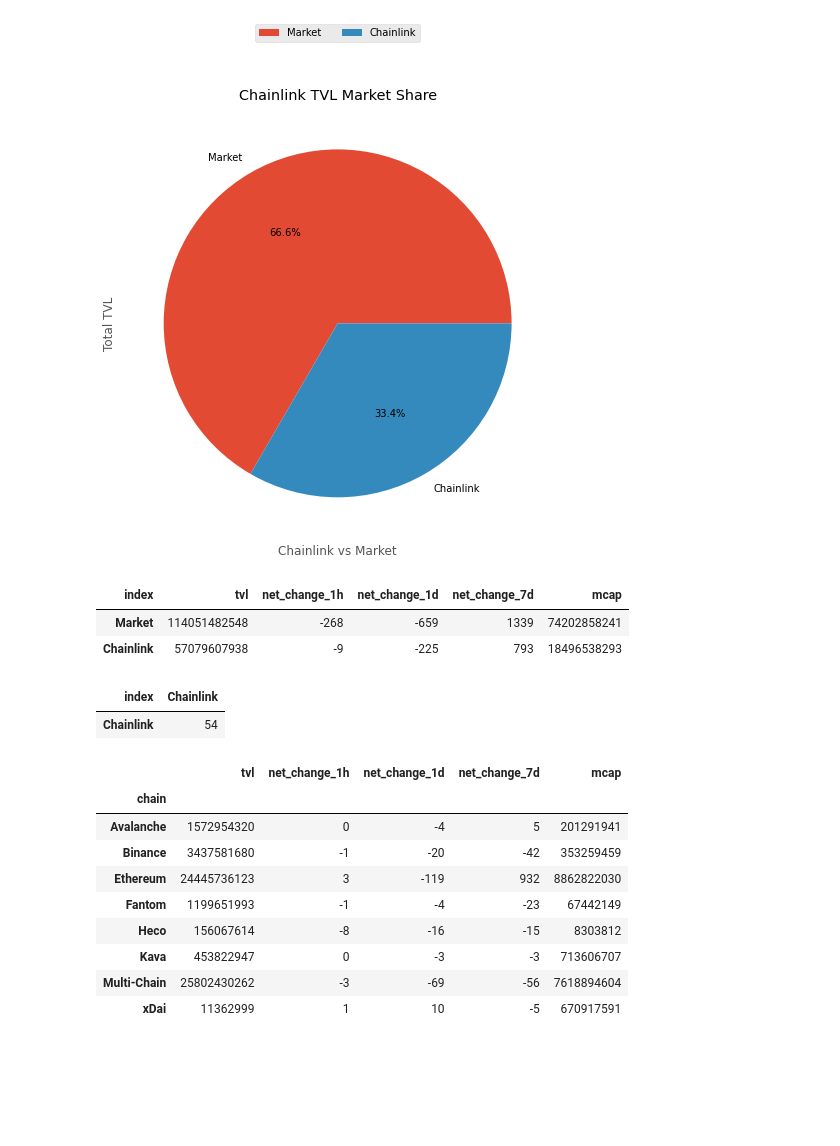
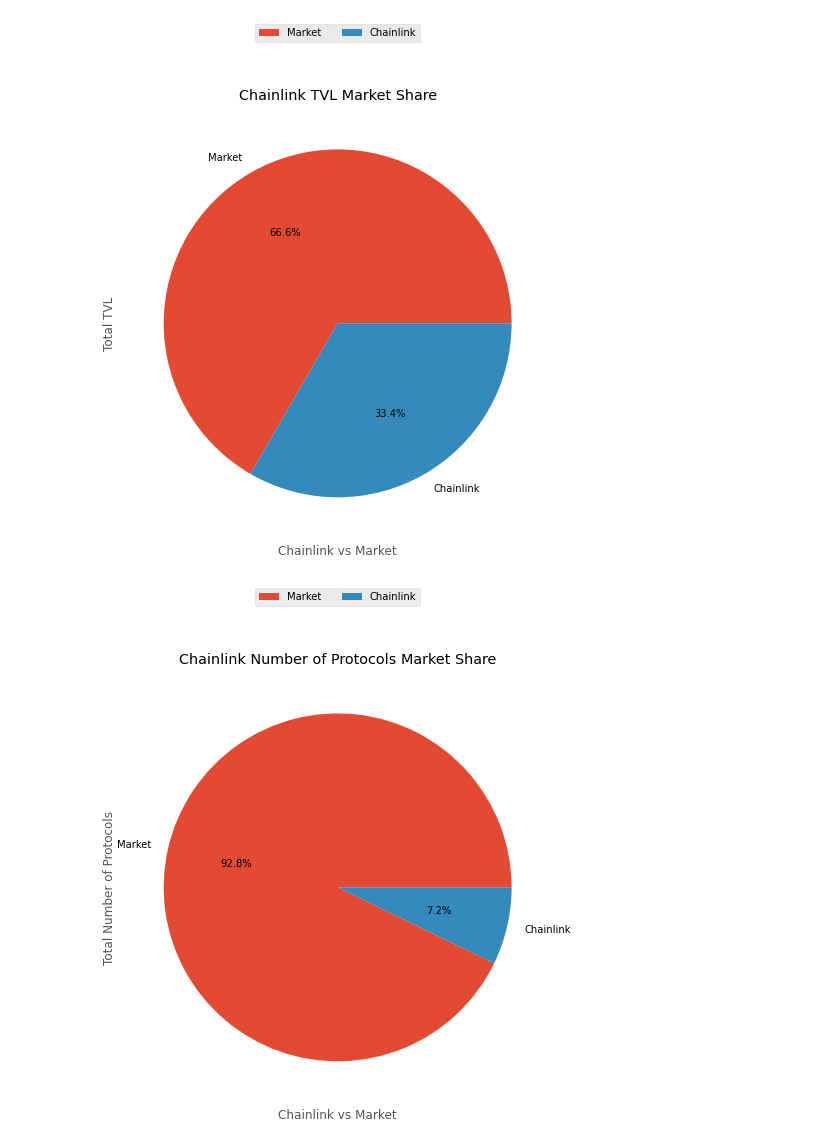
Before and after one commit to jacobianjl/defi-llama-project, a Jupyter notebook: defi_lama_tvl_analysis.ipynb, the cells around one changed output. Cells and saved outputs as stored; diff of their text form; code cells hidden in the pictures; blank space fills up the shorter version.

```diff
--- a/defi_lama_tvl_analysis.ipynb
+++ b/defi_lama_tvl_analysis.ipynb
@@ -139,21 +158,20 @@ plt.show()
 # %%
 # plot number of protocols captured
 df_chainlink_total_count = df_chainlink_chain_count.sum(axis=0).reset_index(name='Chainlink').transpose()
 df_chainlink_total_count.columns = df_chainlink_total_count.iloc[0]
 df_chainlink_total_count = df_chainlink_total_count.iloc[1:,:]
-df_chainlink_total_count['']
+df_chainlink_total_count.columns = ['count']
 df_market_total_count = df_market_chain_count.sum(axis=0).reset_index(name='Market').transpose()
 df_market_total_count.columns = df_market_total_count.iloc[0]
 df_market_total_count = df_market_total_count.iloc[1:,:]
+df_market_total_count.columns = ['count']
 union = pd.concat([df_market_total_count, df_chainlink_total_count],axis=0)
 
 ax = union.plot.pie(subplots=True, figsize= (15,8), autopct='%1.1f%%')
 plt.xlabel('Chainlink vs Market')
-plt.ylabel('Total TVL')
-plt.title('Chainlink TVL Market Share')
+plt.ylabel('Total Number of Protocols')
+plt.title('Chainlink Number of Protocols Market Share')
 plt.legend( ncol=8 , loc = 'upper center', bbox_to_anchor=(0.5, 1.2))
 plt.show()
 # %% [output]
-| index | tvl | net_change_1h | net_change_1d | net_change_7d | mcap |
-| Market | 114051482548 | -268 | -659 | 1339 | 74202858241 |
-| Chainlink | 57079607938 | -9 | -225 | 793 | 18496538293 |
+[figure, added]
@@ -164,18 +177,0 @@ df_chainlink_total_count = df_chainlink_total_count.iloc[1:,:]
-# %%
-df_chainlink_total_count
-# %% [output]
-| index | Chainlink |
-| Chainlink | 54 |
-# %%
-df_chainlink_chain_sum
-# %% [output]
-|  | tvl | net_change_1h | net_change_1d | net_change_7d | mcap |
-| chain |  |  |  |  |  |
-| Avalanche | 1572954320 | 0 | -4 | 5 | 201291941 |
-| Binance | 3437581680 | -1 | -20 | -42 | 353259459 |
-| Ethereum | 24445736123 | 3 | -119 | 932 | 8862822030 |
-| Fantom | 1199651993 | -1 | -4 | -23 | 67442149 |
-| Heco | 156067614 | -8 | -16 | -15 | 8303812 |
-| Kava | 453822947 | 0 | -3 | -3 | 713606707 |
-| Multi-Chain | 25802430262 | -3 | -69 | -56 | 7618894604 |
-| xDai | 11362999 | 1 | 10 | -5 | 670917591 |
```
Also changed, not shown: parts of 8 cells of this notebook, 2 other files.
